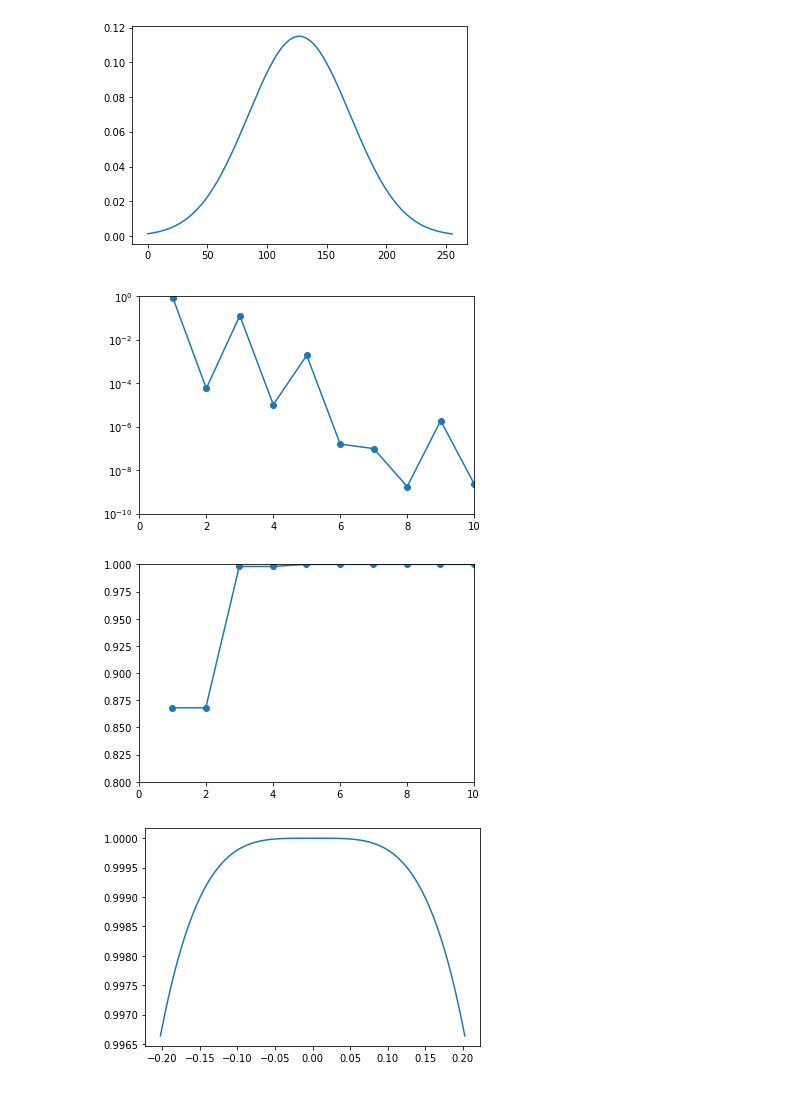
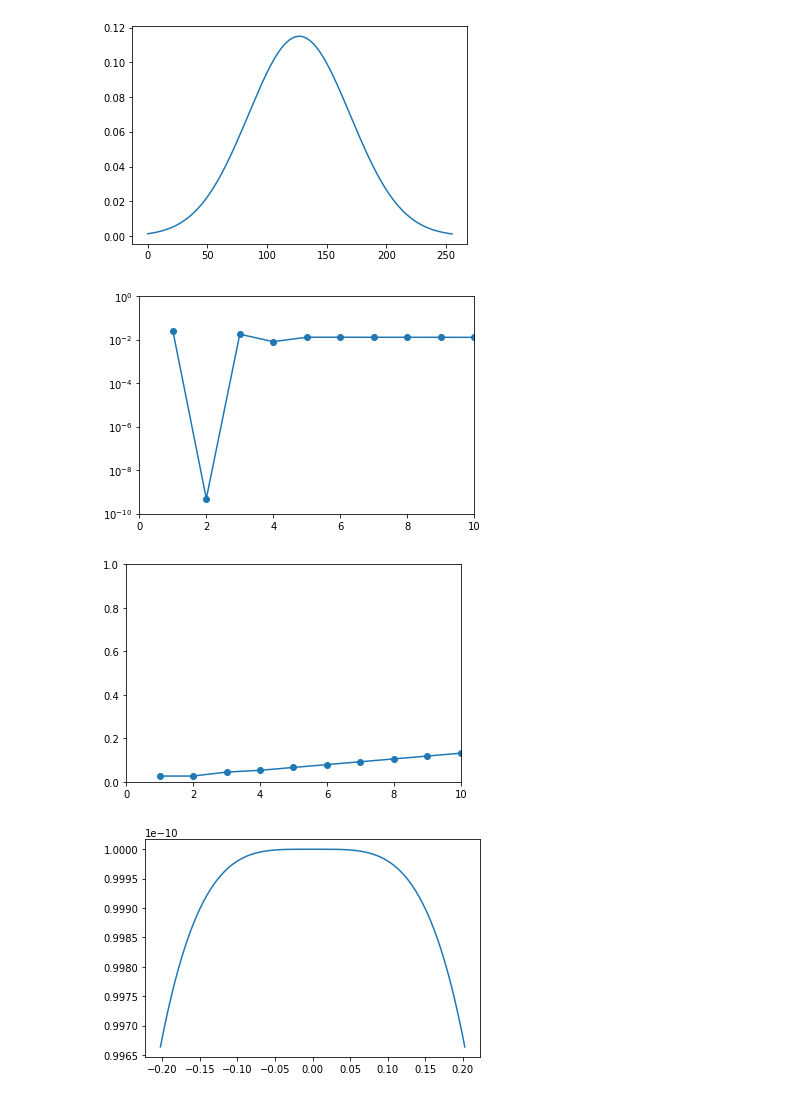
Before and after one commit to Koichi-Miyamoto/StochasticInflationDiffOpEigen, a Jupyter notebook: Hilltop1Dp=4_Larsson.ipynb, the cells around one changed output. Saved outputs shown, nothing was run; the diff lists cells and outputs as text; code cells hidden in the pictures.

```diff
--- a/Hilltop1Dp=4_Larsson.ipynb
+++ b/Hilltop1Dp=4_Larsson.ipynb
@@ -3,7 +3,7 @@ import numpy as np
 from InfAdjFPFiniteDiffApp import InfAdjFPFiniteDiff_Larsson
 # %%
 dim = 1
-v0 = 1
+v0 = 1e-10
 M = 1
 p = 4
 
@@ -102,16 +108,16 @@ ax.set_xlim(0, 10)
 ax.set_ylim(1e-10, 1)
 plt.show()
 # %% [output]
-[figure, old version]
+[figure, new version]
 # %%
 # 各固有ベクトルの寄与度（累積）
 ax = plt.gca()
 plt.plot(nMode, np.cumsum(contriEachEigVec), marker='o')
 ax.set_xlim(0, 10)
-ax.set_ylim(0.8, 1)
+ax.set_ylim(0, 1)
 plt.show()
 # %% [output]
-[figure, old version]
+[figure, new version]
 # %%
 # ポテンシャル
 ax = plt.gca()
@@ -119,7 +125,7 @@ grid = np.linspace(lowerBound, upperBound, nGrid + 2, endpoint=True)[1:-1]
 plt.plot(grid, infPotFunc(grid))
 plt.show()
 # %% [output]
-[figure, old version]
+[figure, new version]
 # %%
 # ポテンシャル1次微分
 ax = plt.gca()
```
Also changed, not shown: parts of 8 cells of this notebook, 2 other files.
